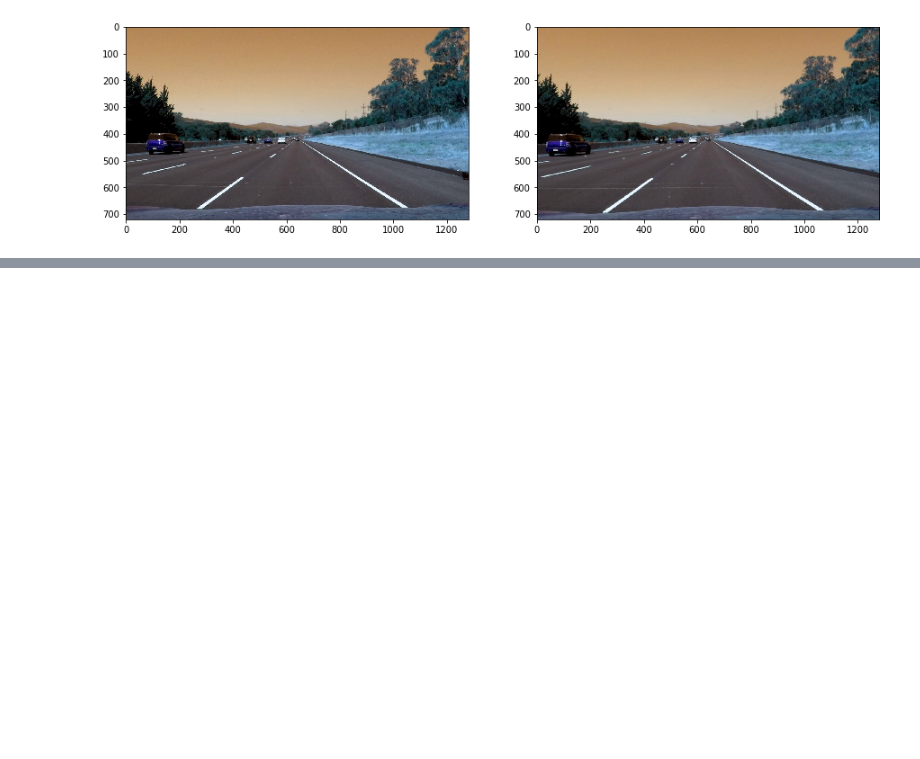
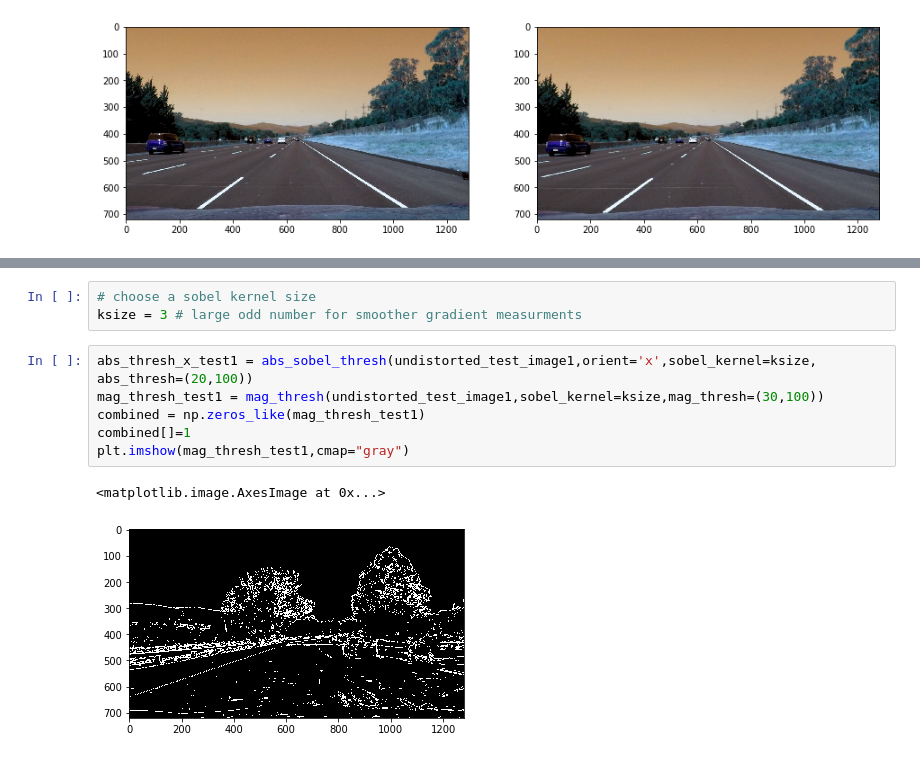
Before and after one commit to aakashkardam/Advanced_Lane_Lines_Udacity_Project_2, a Jupyter notebook: P2.ipynb, the cells around one changed output, grey strips where cells are left out. Saved outputs shown, nothing was run; the diff lists cells and outputs as text; blank space fills up the shorter version.

Commit message:
Color and combined threshold functions completed

```diff
--- a/P2.ipynb
+++ b/P2.ipynb
@@ -192,0 +249,12 @@ ax2.imshow(undistorted_str8_lines_2)
+# %%
+# choose a sobel kernel size
+ksize = 3 # large odd number for smoother gradient measurments
+# %%
+abs_thresh_x_test1 = abs_sobel_thresh(undistorted_test_image1,orient='x',sobel_kernel=ksize, abs_thresh=(20,100))
+mag_thresh_test1 = mag_thresh(undistorted_test_image1,sobel_kernel=ksize,mag_thresh=(30,100))
+combined = np.zeros_like(mag_thresh_test1)
+combined[]=1
+plt.imshow(mag_thresh_test1,cmap="gray")
+# %% [output]
+<matplotlib.image.AxesImage at 0x...>
+[figure, added]
```
Also changed, not shown: parts of 4 cells of this notebook.
